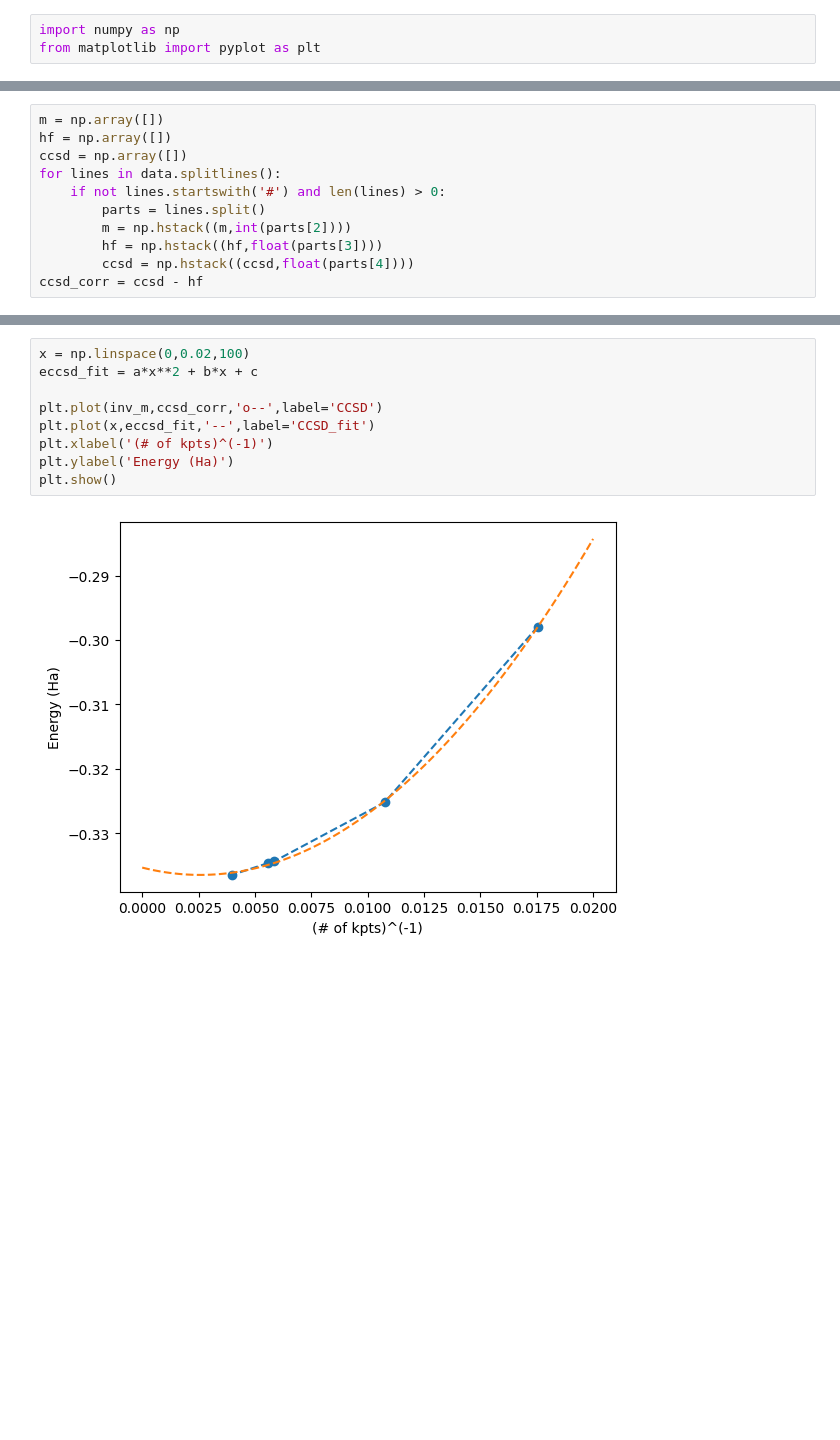
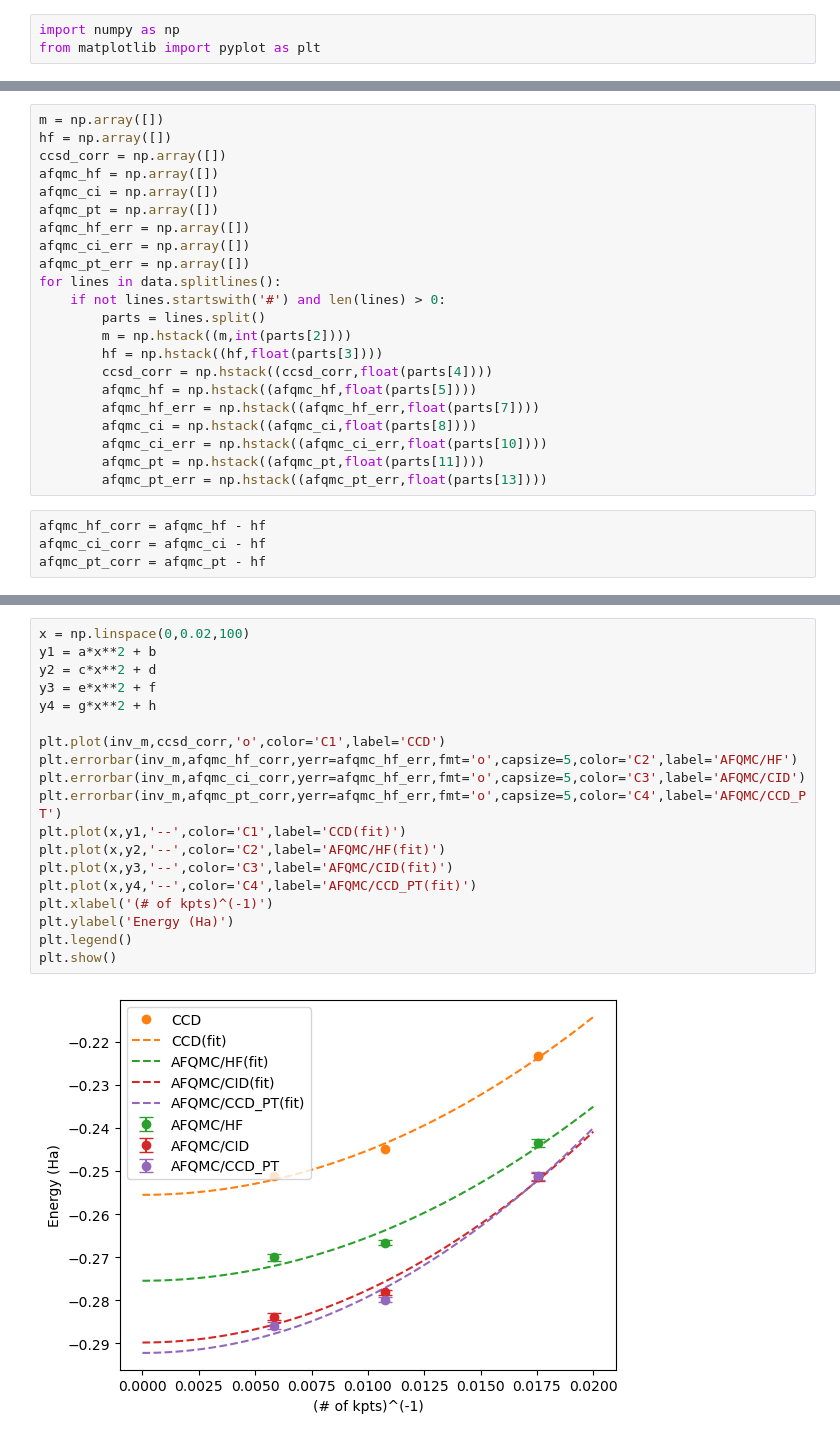
Before and after one commit to zh-yichi/ueg, a Jupyter notebook: extrapolate_rs5.ipynb, the cells around one changed output, grey strips where cells are left out. Saved outputs shown, nothing was run; the diff lists cells and outputs as text; blank space fills up the shorter version.

```diff
--- a/extrapolate_rs5.ipynb
+++ b/extrapolate_rs5.ipynb
@@ -13,11 +13,26 @@ data = '''
 # %%
 m = np.array([])
 hf = np.array([])
-ccsd = np.array([])
+ccsd_corr = np.array([])
+afqmc_hf = np.array([])
+afqmc_ci = np.array([])
+afqmc_pt = np.array([])
+afqmc_hf_err = np.array([])
+afqmc_ci_err = np.array([])
+afqmc_pt_err = np.array([])
 for lines in data.splitlines():
     if not lines.startswith('#') and len(lines) > 0:
         parts = lines.split()
         m = np.hstack((m,int(parts[2])))
         hf = np.hstack((hf,float(parts[3])))
-        ccsd = np.hstack((ccsd,float(parts[4])))
-ccsd_corr = ccsd - hf
+        ccsd_corr = np.hstack((ccsd_corr,float(parts[4])))
+        afqmc_hf = np.hstack((afqmc_hf,float(parts[5])))
+        afqmc_hf_err = np.hstack((afqmc_hf_err,float(parts[7])))
+        afqmc_ci = np.hstack((afqmc_ci,float(parts[8])))
+        afqmc_ci_err = np.hstack((afqmc_ci_err,float(parts[10])))
+        afqmc_pt = np.hstack((afqmc_pt,float(parts[11])))
+        afqmc_pt_err = np.hstack((afqmc_pt_err,float(parts[13])))
+# %%
+afqmc_hf_corr = afqmc_hf - hf
+afqmc_ci_corr = afqmc_ci - hf
+afqmc_pt_corr = afqmc_pt - hf
@@ -41,11 +109,21 @@ extralopation b = -0.33532965 +/- 0.00101030
 # %%
 x = np.linspace(0,0.02,100)
-eccsd_fit = a*x**2 + b*x + c
+y1 = a*x**2 + b
+y2 = c*x**2 + d
+y3 = e*x**2 + f
+y4 = g*x**2 + h
 
-plt.plot(inv_m,ccsd_corr,'o--',label='CCSD')
-plt.plot(x,eccsd_fit,'--',label='CCSD_fit')
+plt.plot(inv_m,ccsd_corr,'o',color='C1',label='CCD')
+plt.errorbar(inv_m,afqmc_hf_corr,yerr=afqmc_hf_err,fmt='o',capsize=5,color='C2',label='AFQMC/HF')
+plt.errorbar(inv_m,afqmc_ci_corr,yerr=afqmc_hf_err,fmt='o',capsize=5,color='C3',label='AFQMC/CID')
+plt.errorbar(inv_m,afqmc_pt_corr,yerr=afqmc_hf_err,fmt='o',capsize=5,color='C4',label='AFQMC/CCD_PT')
+plt.plot(x,y1,'--',color='C1',label='CCD(fit)')
+plt.plot(x,y2,'--',color='C2',label='AFQMC/HF(fit)')
+plt.plot(x,y3,'--',color='C3',label='AFQMC/CID(fit)')
+plt.plot(x,y4,'--',color='C4',label='AFQMC/CCD_PT(fit)')
 plt.xlabel('(# of kpts)^(-1)')
 plt.ylabel('Energy (Ha)')
+plt.legend()
 plt.show()
 # %% [output]
-[figure, old version]
+[figure, new version]
```
Also changed, not shown: parts of 8 cells of this notebook.
